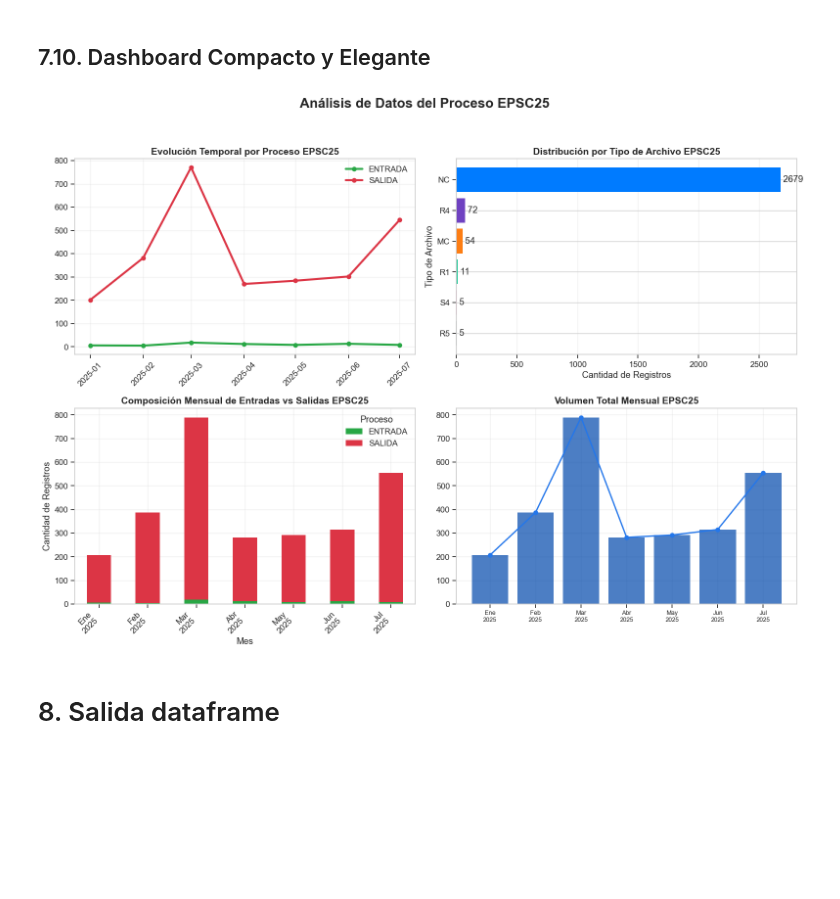
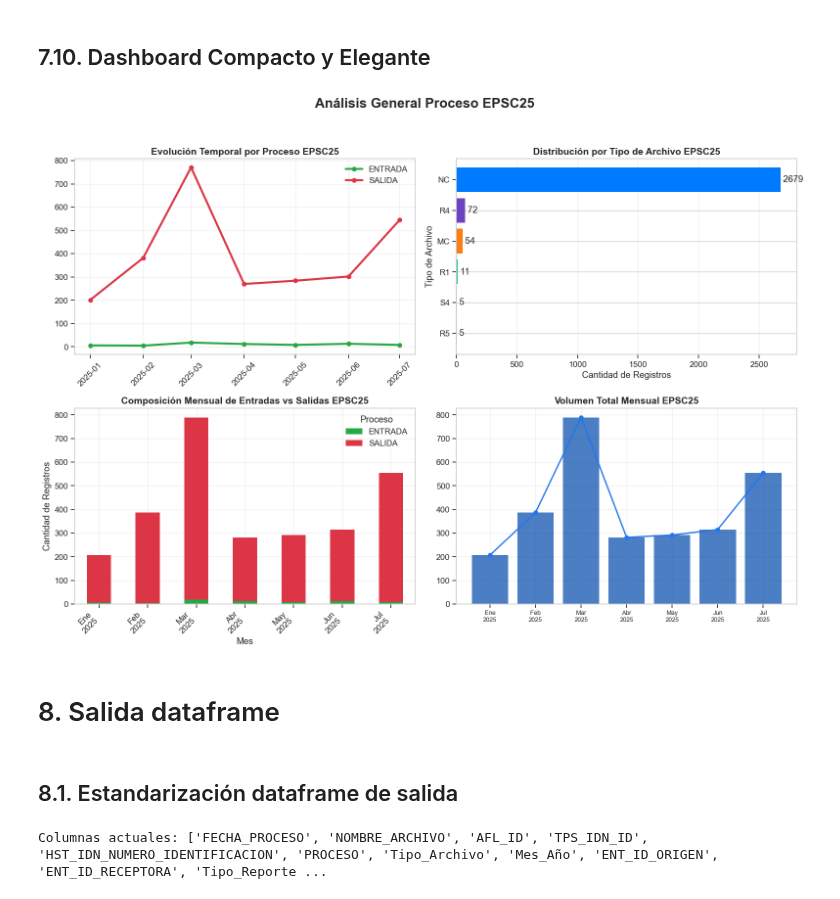
Before and after one commit to yesid95/capresoca-data-automation, a Jupyter notebook: notebooks/Aseguramiento/Estadisticas BDUA EPSC25.ipynb, the cells around one changed output. Saved outputs shown, nothing was run; the diff lists cells and outputs as text; code cells hidden in the pictures; blank space fills up the shorter version.

```diff
--- a/notebooks/Aseguramiento/Estadisticas BDUA EPSC25.ipynb
+++ b/notebooks/Aseguramiento/Estadisticas BDUA EPSC25.ipynb
@@ -45,3 +32,16 @@ Regimen = "EPS025"
+# %%
+R_S4 = r"C:\Users\crist\OneDrive - uniminuto.edu\Capresoca\AlmostClear\Procesos BDUA\Contributivo\Procesos BDUA EPS\S4\S4_consolidado_total.txt"
+R_R4 = r"C:\Users\crist\OneDrive - uniminuto.edu\Capresoca\AlmostClear\Procesos BDUA\Contributivo\Procesos BDUA EPS\R4\R4_consolidado_total.txt"
+R_R5 = r"C:\Users\crist\OneDrive - uniminuto.edu\Capresoca\AlmostClear\Procesos BDUA\Contributivo\Procesos BDUA EPS\R5\R5 TXT\R5_consolidado.txt"
+R_R1_AUTO = r"C:\Users\crist\OneDrive - uniminuto.edu\Capresoca\AlmostClear\Procesos BDUA\Contributivo\Procesos BDUA EPS\AUTOMATICO R1\All-AUTO-R1.txt"
+R_MC = r"C:\Users\crist\OneDrive - uniminuto.edu\Capresoca\AlmostClear\Procesos BDUA\Contributivo\Procesos BDUA EPS\MC\MC VAL\All_MC_VAL.TXT"
+R_NC = r"C:\Users\crist\OneDrive - uniminuto.edu\Capresoca\AlmostClear\Procesos BDUA\Contributivo\Procesos BDUA EPS\NC\NC VAL\all-NC-VAL.txt"
+R_Maestro_ADRES = r"C:\Users\crist\OneDrive - uniminuto.edu\Capresoca\AlmostClear\Procesos BDUA\Contributivo\Maestro\All\Max\2025_Máxim.txt"
+
+ano = 2025
+Regimen = "EPSC25"
+R_Salida_IMG = fr"C:\Users\crist\OneDrive - uniminuto.edu\Capresoca\Estadisticas\Graficas\{Regimen}\{ano}"
+R_Salida = fr"C:\Users\crist\OneDrive - uniminuto.edu\Capresoca\Estadisticas\{ano} BDUA entradas y Salidas {Regimen}.TXT"
 # %% [markdown]
 # 3. Dataframes
 # %%
@@ -2800,7 +2865,7 @@ spanish_abbr = {
 
 fig, ((ax1, ax2), (ax3, ax4)) = plt.subplots(2, 2, figsize=(16, 12))
 # Agrega el título general aquí
-fig.suptitle(f'Análisis de Datos del Proceso {Regimen}', fontsize=20, fontweight='bold')
+fig.suptitle(f'Análisis General Proceso {Regimen}', fontsize=20, fontweight='bold')
 plt.style.use('seaborn-v0_8-darkgrid')
 
 # 1. Evolución temporal simplificada (solo totales por proceso)
@@ -2835,35 +2900,56 @@ ax2.invert_yaxis()
 # 3. Composición Mensual de Entradas vs Salidas
 df_comp_proceso = df_Estadisticas.groupby(['Mes_Año', 'PROCESO']).size().unstack(fill_value=0)
 df_comp_proceso.plot(kind='bar', ax=ax3, stacked=True, color=[colores_proceso.get(c, 'gray') for c in df_comp_proceso.columns])
 
 ax3.set_title(f'Composición Mensual de Entradas vs Salidas {Regimen}', fontsize=14, fontweight='bold')
 ax3.set_xlabel('Mes')
 ax3.set_ylabel('Cantidad de Registros')
 ax3.legend(title='Proceso')
 
 labels = [f"{spanish_abbr.get(period.month, '')}\n{period.year}" for period in df_comp_proceso.index.to_timestamp()]
 ax3.set_xticklabels(labels, rotation=45, ha='right')
 ax3.grid(True, alpha=0.3)
 
 
 # 4. Tendencia general mensual
 totales_mes = df_Estadisticas.groupby('Mes_Año').size()
 idx = totales_mes.index.to_timestamp()
 ax4.bar(range(len(idx)), totales_mes.values, color='#0047AB', alpha=0.7)
 ax4.plot(range(len(idx)), totales_mes.values, color="#2477EB", linewidth=2, marker='o')
 labels = [f"{spanish_abbr.get(period.month, '')}\n{period.year}" for period in totales_mes.index]
 ax4.set_xticks(range(len(idx)))
 ax4.set_xticklabels(labels, fontsize=9)
 ax4.set_title(f'Volumen Total Mensual {Regimen}', fontsize=14, fontweight='bold')
 ax4.grid(True, alpha=0.3)
 
 
+# Guardar la imagen
+nombre_archivo = f"Análisis General Proceso {Regimen}.png"
+ruta_completa = os.path.join(R_Salida_IMG, nombre_archivo)
+plt.savefig(ruta_completa, dpi=300, bbox_inches='tight', facecolor='white')
+
 # Ajustar el layout para evitar solapamiento entre el título principal y los títulos de los subplots.
 plt.tight_layout(rect=[0, 0.03, 1, 0.95])
 plt.show()
 # %% [output]
-[figure, old version]
+[figure, new version]
-# %% [markdown]
-# 8. Salida dataframe
+# %% [markdown]
+# 8. Salida dataframe
+# %% [markdown]
+## 8.1. Estandarización dataframe de salida
+# %%
+# Eliminar la columna 'RESPUESTA' si existe
+if 'RESPUESTA' in df_Estadisticas.columns:
+    df_Estadisticas = df_Estadisticas.drop(columns=['RESPUESTA'])
+
+# Agregar las columnas 'ENT_ID_ORIGEN' y 'ENT_ID_RECEPTORA' vacías (tipo string)
+df_Estadisticas['ENT_ID_ORIGEN'] = Regimen
+df_Estadisticas['ENT_ID_RECEPTORA'] = Regimen
+df_Estadisticas['Tipo_Reporte'] = "BDUA"
+df_Estadisticas['Tipo_Regimen'] = Regimen
+# Verificar el resultado
+print("Columnas actuales:", list(df_Estadisticas.columns))
+# %% [output]
+Columnas actuales: ['FECHA_PROCESO', 'NOMBRE_ARCHIVO', 'AFL_ID', 'TPS_IDN_ID', 'HST_IDN_NUMERO_IDENTIFICACION', 'PROCESO', 'Tipo_Archivo', 'Mes_Año', 'ENT_ID_ORIGEN', 'ENT_ID_RECEPTORA', 'Tipo_Reporte ...
 # %%
 df_Estadisticas.to_csv(R_Salida, index=False, encoding='ansi', sep=',')
```
Also changed, not shown: parts of 12 cells of this notebook, 3 other files.
